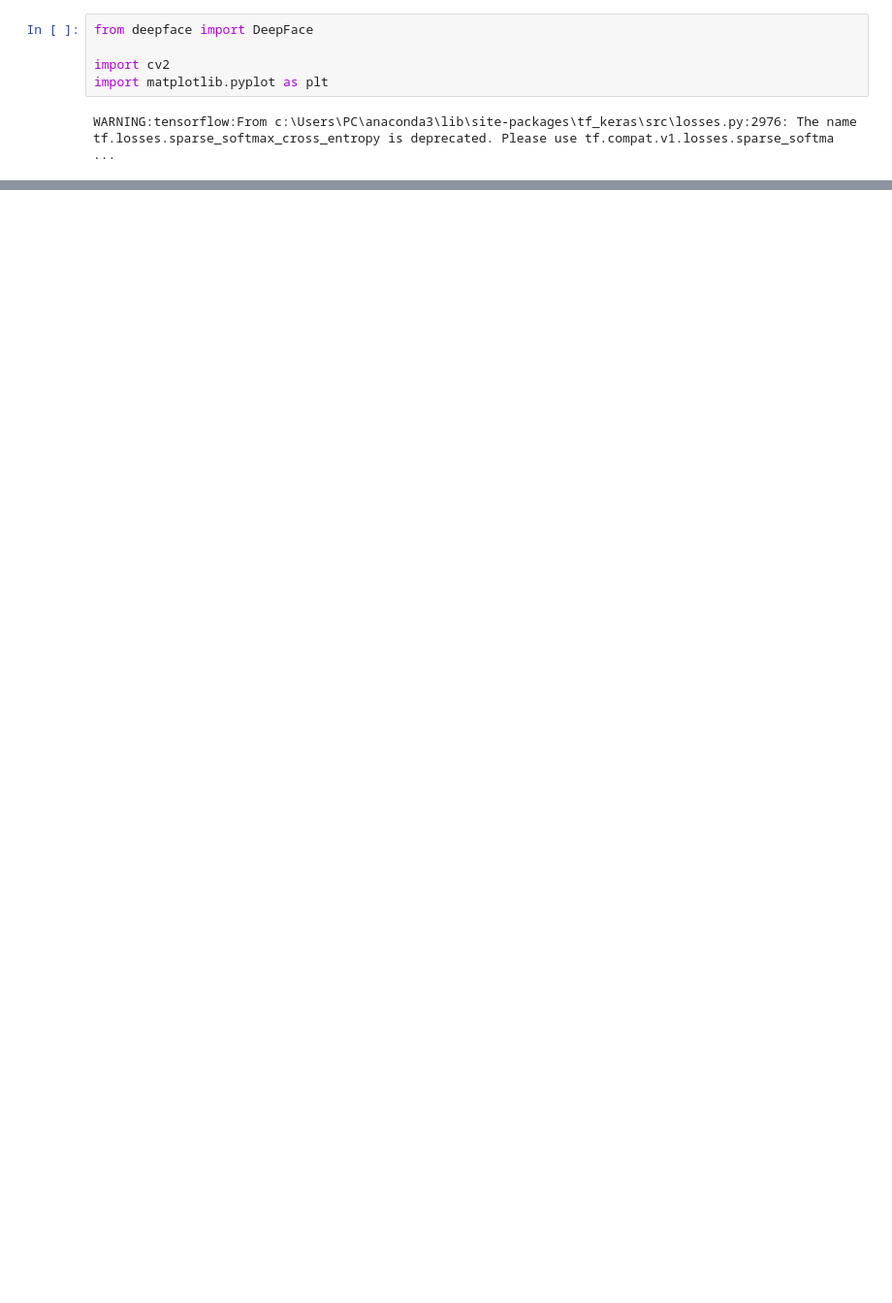
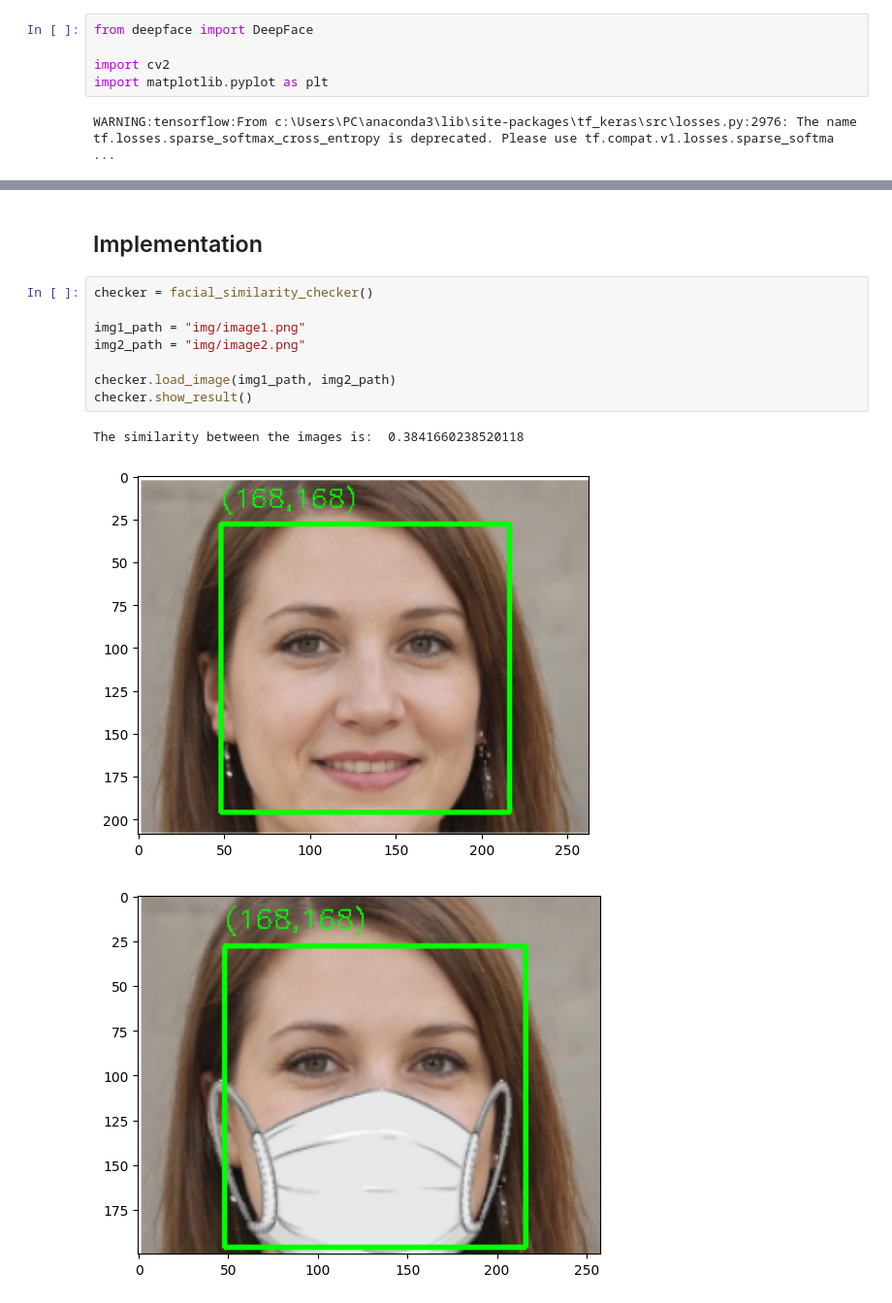
Before and after one commit to Henry-Loi/Mask-Removal-AI, a Jupyter notebook: faceAI.ipynb, the cells around one changed output, grey strips where cells are left out. Shown: that part at 97% size. Saved outputs shown, nothing was run; the diff lists cells and outputs as text; blank space fills up the shorter version.

Commit message:
finish basic similarity checker

```diff
--- a/faceAI.ipynb
+++ b/faceAI.ipynb
@@ -115,0 +94,14 @@ Facial area:  50 33 165 165
+# %% [markdown]
+## Implementation
+# %%
+checker = facial_similarity_checker()
+
+img1_path = "img/image1.png"
+img2_path = "img/image2.png"
+
+checker.load_image(img1_path, img2_path)
+checker.show_result()
+# %% [output]
+The similarity between the images is:  0.3841660238520118
+[figure, added]
+[figure, added]
```
Also changed, not shown: parts of 6 cells of this notebook, 1 other file.
